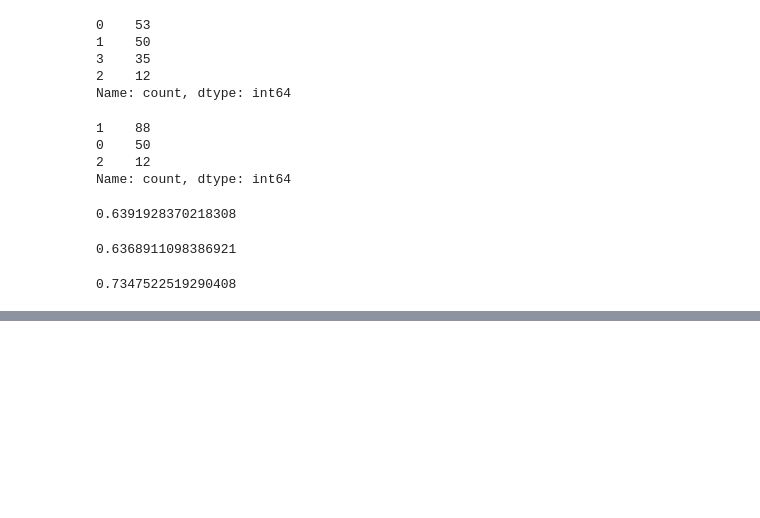
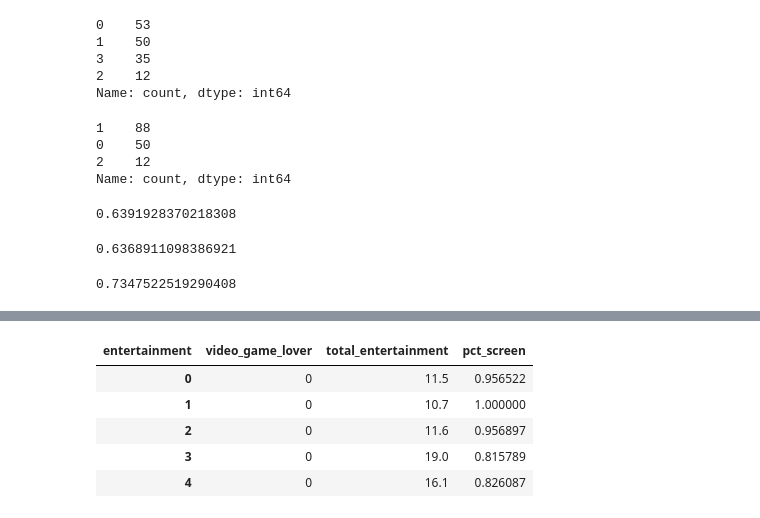
Before and after one commit to Camiloesp/PythonDataScience_UnsupervisedML, a Jupyter notebook: 2_Clustering.ipynb, the cells around one changed output, grey strips where cells are left out. Drawn from its saved outputs; the diff is of its cells as text; code cells hidden in the pictures; blank space fills up the shorter version.

```diff
--- a/2_Clustering.ipynb
+++ b/2_Clustering.ipynb
@@ -1015,0 +1064,11 @@ silhouette_score(data_v2, dbscan_v2.labels_)
+# %%
+# remember the fiuelds that we selected
+ent_subset = ent[['video_game_lover', 'total_entertainment', 'pct_screen']]
+ent_subset.head()
+# %% [output]
+| entertainment | video_game_lover | total_entertainment | pct_screen |
+| 0 | 0 | 11.5 | 0.956522 |
+| 1 | 0 | 10.7 | 1.000000 |
+| 2 | 0 | 11.6 | 0.956897 |
+| 3 | 0 | 19.0 | 0.815789 |
+| 4 | 0 | 16.1 | 0.826087 |
```
Also changed, not shown: parts of 19 cells of this notebook.
